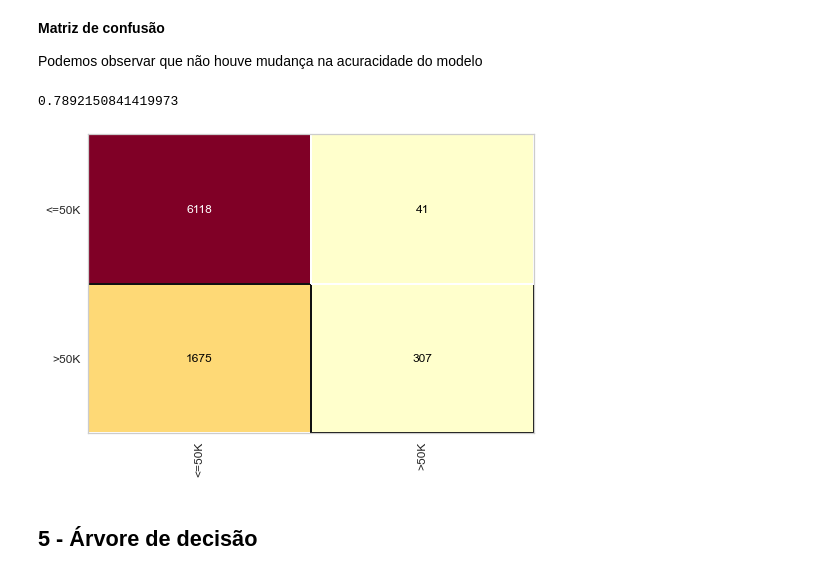
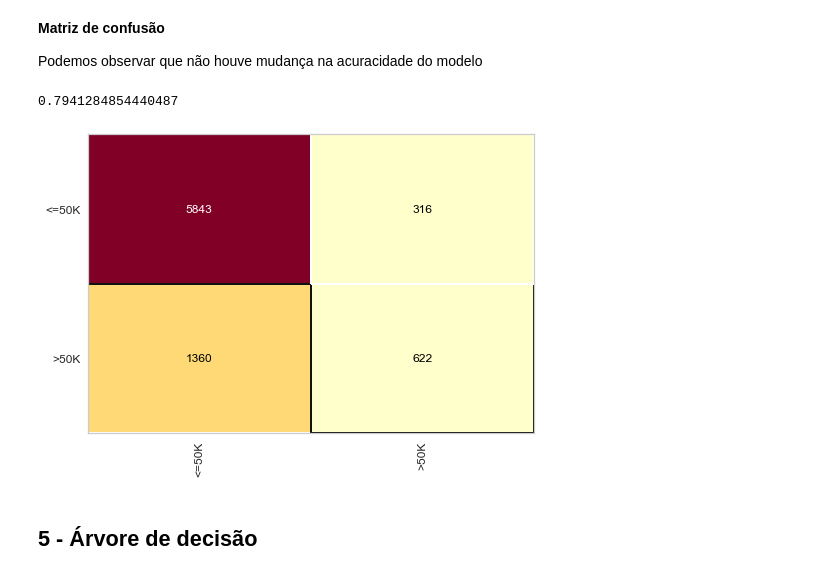
Before and after one commit to marcosmhs/AnaliseCredito, a Jupyter notebook: AnaliseCensu.ipynb, the cells around one changed output. Saved outputs shown, nothing was run; the diff lists cells and outputs as text; code cells hidden in the pictures.

```diff
--- a/AnaliseCensu.ipynb
+++ b/AnaliseCensu.ipynb
@@ -192,6 +200,6 @@ Os dados serão salvos no arquivo `censu.pkl` para que possam ser utilizado nos
 import pickle
 
 with open('censu.pkl', mode = 'wb') as f:
-  pickle.dump([x_censu, y_censu, x_censu_treino, y_censu_treino, x_censu_teste, y_censu_teste], f)
+  pickle.dump([x_censu, y_censu], f)
 
 del(f)
@@ -198,3 +232,36 @@ del(f)
+# %%
+def get_dados_variaveis_dummies(padronizar=False):
+
+    #abertura do arquivo com as variáveis x e y
+    with open('censu.pkl', 'rb') as f:
+        x_censu, y_censu  = pickle.load(f)
+
+    # criação das variáveis dummies para as variáveis preditoras (x)
+    x_censu = pd.get_dummies(
+        x_censu,
+        #qual será o prefixo das colunas, manteremos o nome original
+        prefix=['workclass', 'occupation', 'native-country'],
+        #quais colunas serão avaliadas
+        columns = ['workclass', 'occupation', 'native-country'],
+        #indicamos que desejamos que primeiro valor seja removido, uma vez que estamos trabalhando com variáveis binárias
+        #podemos remover um dos valores categóricos para reduzir a quantidade de colunas, a presença dele pode ser detectada
+        #ao verificar se as colunas remanecentes possuem valor 0
+        drop_first = False
+    )
+
+    # seleção final de colunas separando aquelas que não permanecerão no dataframe
+    x_censu = x_censu[x_censu.columns[~x_censu.columns.isin([
+        'workclass', 'education', 'marital-status', 'occupation', 'relationship', 'race', 'sex', 'native-country',
+        'workclass_encoded', 'occupation_encoded', 'native-country_encoded'
+    ])]]
+
+    #  A padronização dos dados iguala o range de valores em todas as variáveis numéricas da base
+    if padronizar == True:
+        scaler = StandardScaler()
+        #a padronização dos dados é feita apenas com as colunas numéricas
+        x_censu = scaler.fit_transform(x_censu)
+
+    return train_test_split(x_censu, y_censu, test_size = 0.25, random_state = 0)
 # %% [markdown]
 ## 4 - Naive Bayes
 # %% [markdown]
@@ -310,3 +302,5 @@ del(scaler)
+# %%
+x_censu_treino, x_censu_teste, y_censu_treino, y_censu_teste = get_dados_variaveis_dummies(padronizar=False)
 # %% [markdown]
 **Criação e execução do modelo**
 # %%
@@ -322,13 +316,10 @@ control_scores('Naive Bayes - variaveis dummies', accuracy_score(y_censu_teste,
 
 Podemos observar que não houve mudança na acuracidade do modelo
 # %%
-from yellowbrick.classifier import ConfusionMatrix
-cm_dummy = ConfusionMatrix(naive_censu_dummy)
-cm_dummy.fit(x_censu_treino, y_censu_treino)
-cm_dummy.score(x_censu_teste, y_censu_teste)
+matriz_confusao(naive_censu_dummy, x_censu_treino, y_censu_treino, x_censu_teste, y_censu_teste)
 # %% [output]
-0.7892150841419973
+0.7941284854440487
-[figure, old version]
+[figure, new version]
 # %% [markdown]
 ## 5 - Árvore de decisão
 # %% [markdown]
```
Also changed, not shown: parts of 53 cells of this notebook, 1 other file.
